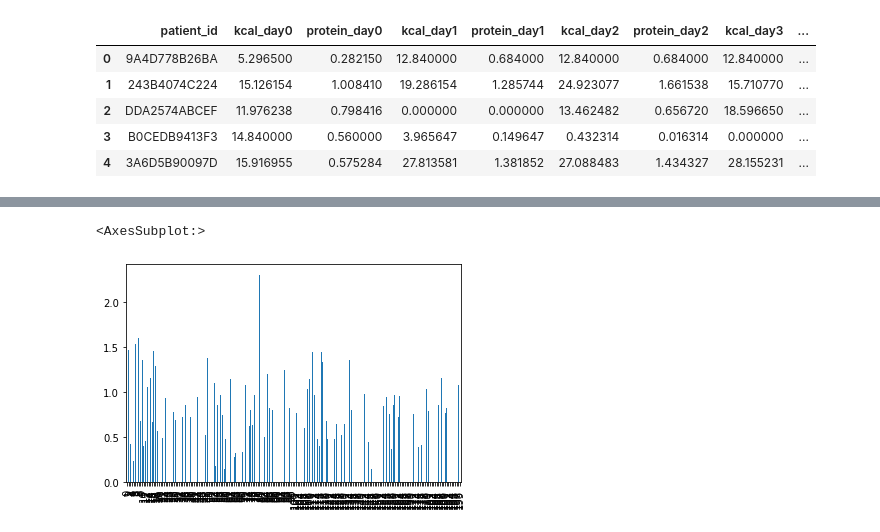
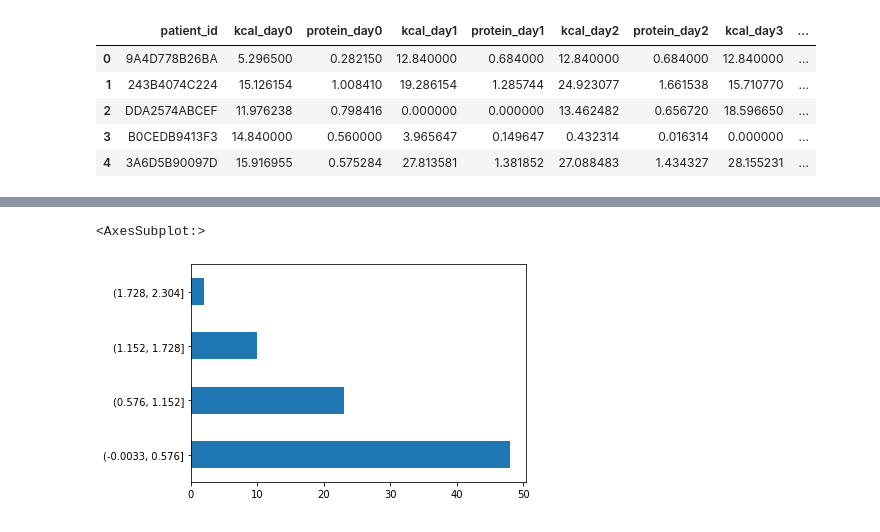
Before and after one commit to dvirs12345/Final-project, a Jupyter notebook: Hazana/plotprotien.ipynb, the cells around one changed output, grey strips where cells are left out. Saved outputs shown, nothing was run; the diff lists cells and outputs as text; code cells hidden in the pictures.

```diff
--- a/Hazana/plotprotien.ipynb
+++ b/Hazana/plotprotien.ipynb
@@ -100,5 +132,5 @@ plb['protein_day0'].plot(kind='bar')
-# %%
-plb['protein_day4'].plot(kind='bar')
-# %% [output]
-<AxesSubplot:>
-[figure, removed]
+# %%
+lest2['protein_day2'].value_counts(bins=4).plot(kind='barh')
+# %% [output]
+<AxesSubplot:>
+[figure, added]
```
Also changed, not shown: parts of 28 cells of this notebook, 1 other file.
